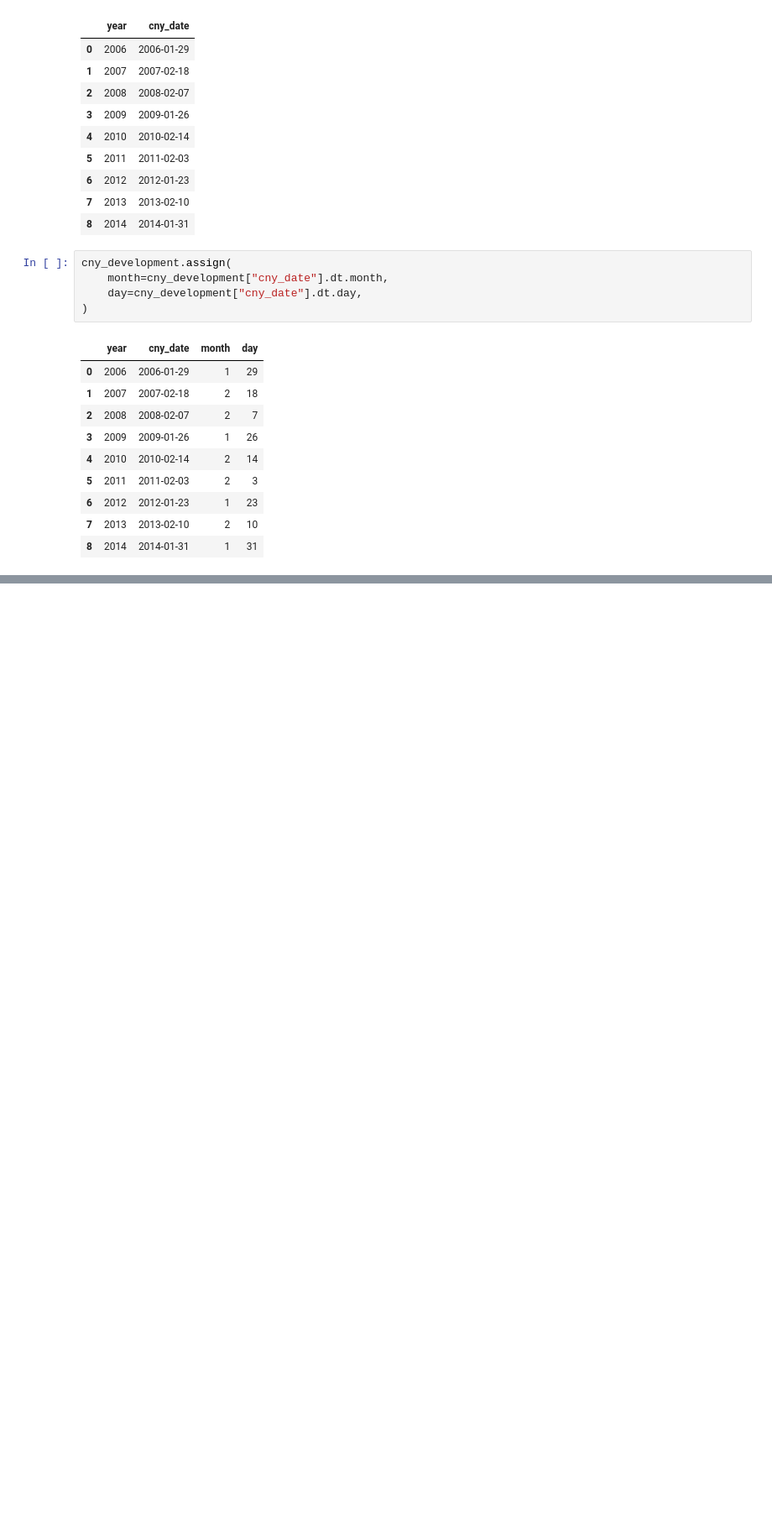
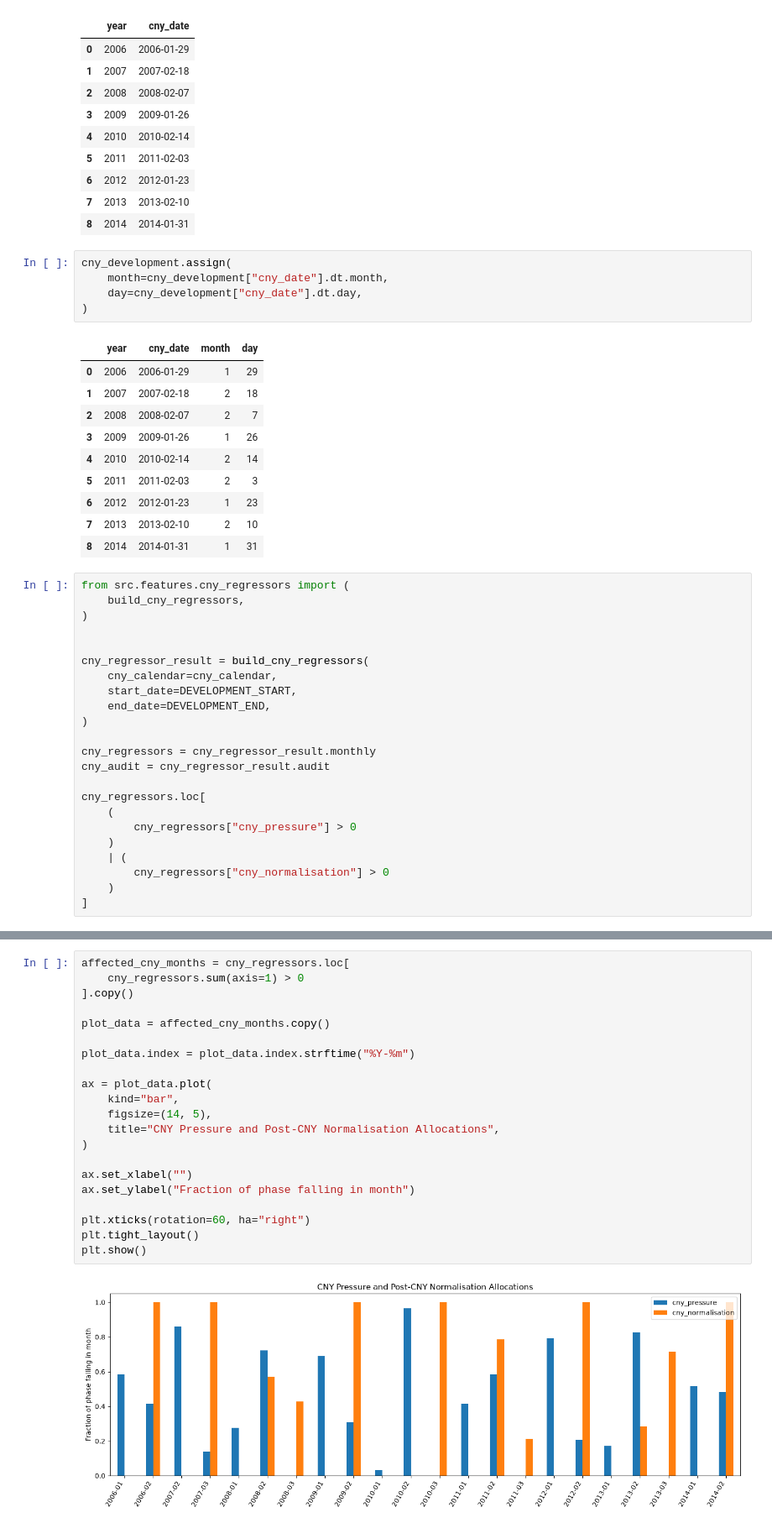
Before and after one commit to DarrenTay3142/DS607-Project---China-Inflation-Forecasting, a Jupyter notebook: notebooks/03_sarima_development.ipynb, the cells around one changed output, grey strips where cells are left out. Shown at 84% size. Cells and saved outputs as stored; diff of their text form; blank space fills up the shorter version.

Commit message:
Add two-phase Chinese New Year regressors

```diff
--- a/notebooks/03_sarima_development.ipynb
+++ b/notebooks/03_sarima_development.ipynb
@@ -1682,3 +1682,26 @@ cny_development.assign(
 | 6 | 2012 | 2012-01-23 | 1 | 23 |
 | 7 | 2013 | 2013-02-10 | 2 | 10 |
 | 8 | 2014 | 2014-01-31 | 1 | 31 |
+# %%
+from src.features.cny_regressors import (
+    build_cny_regressors,
+)
+
+
+cny_regressor_result = build_cny_regressors(
+    cny_calendar=cny_calendar,
+    start_date=DEVELOPMENT_START,
+    end_date=DEVELOPMENT_END,
+)
+
+cny_regressors = cny_regressor_result.monthly
+cny_audit = cny_regressor_result.audit
+
+cny_regressors.loc[
+    (
+        cny_regressors["cny_pressure"] > 0
+    )
+    | (
+        cny_regressors["cny_normalisation"] > 0
+    )
+]
@@ -1684,0 +1757,23 @@ cny_development.assign(
+# %%
+affected_cny_months = cny_regressors.loc[
+    cny_regressors.sum(axis=1) > 0
+].copy()
+
+plot_data = affected_cny_months.copy()
+
+plot_data.index = plot_data.index.strftime("%Y-%m")
+
+ax = plot_data.plot(
+    kind="bar",
+    figsize=(14, 5),
+    title="CNY Pressure and Post-CNY Normalisation Allocations",
+)
+
+ax.set_xlabel("")
+ax.set_ylabel("Fraction of phase falling in month")
+
+plt.xticks(rotation=60, ha="right")
+plt.tight_layout()
+plt.show()
+# %% [output]
+[figure, added]
```
Also changed, not shown: parts of 2 cells of this notebook, 3 other files.
